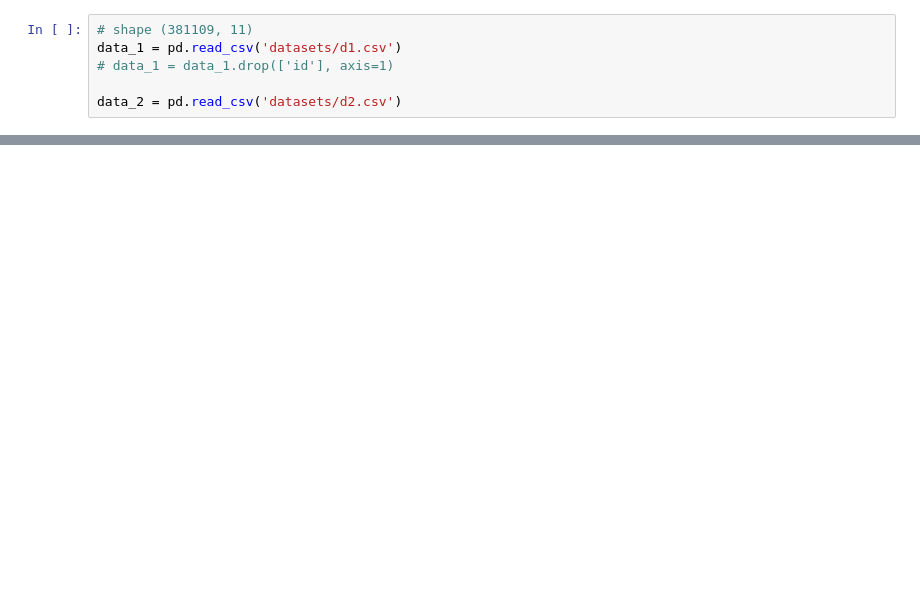
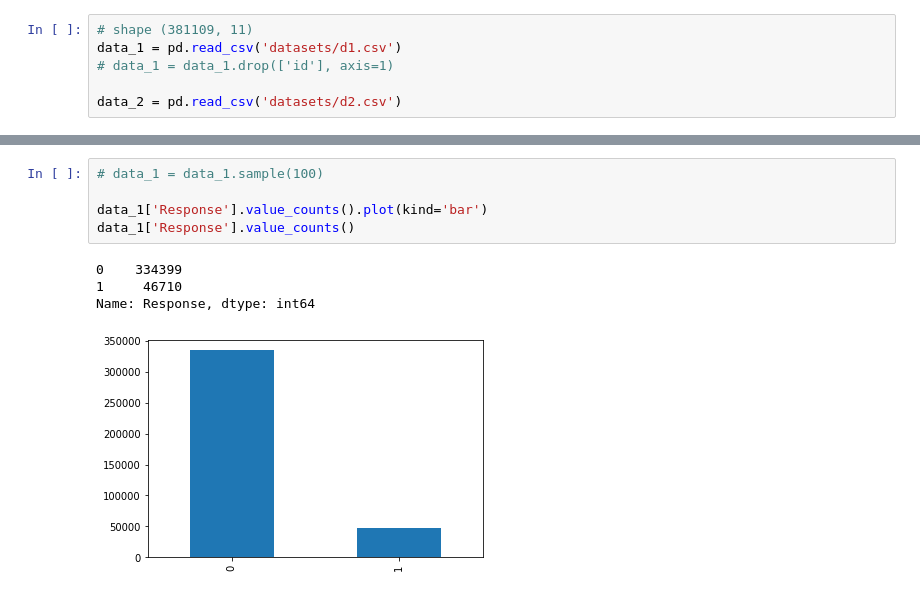
Before and after one commit to atf98/An-Efficient-Discretization-Algorithm-Using-Rough-Set-Theory, a Jupyter notebook: algorithm.ipynb, the cells around one changed output, grey strips where cells are left out. Cells and saved outputs as stored; diff of their text form; blank space fills up the shorter version.

```diff
--- a/algorithm.ipynb
+++ b/algorithm.ipynb
@@ -17,3 +48,13 @@ data_2 = pd.read_csv('datasets/d2.csv')
+# %%
+# data_1 = data_1.sample(100)
+
+data_1['Response'].value_counts().plot(kind='bar')
+data_1['Response'].value_counts()
+# %% [output]
+0    334399
+1     46710
+Name: Response, dtype: int64
+[figure, added]
 # %%
 data_1.head()
 # %% [output]
```
Also changed, not shown: parts of 22 cells of this notebook, 8 other files.
